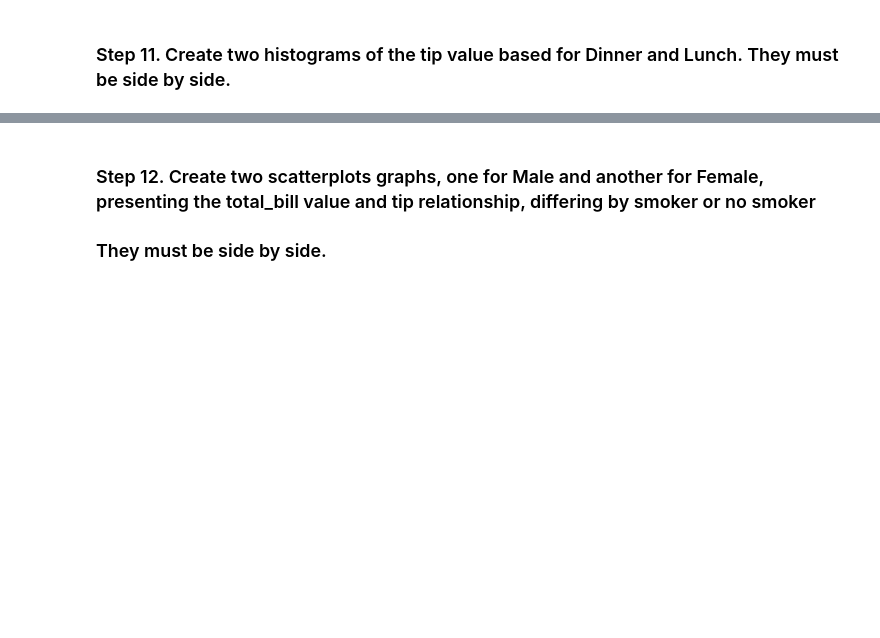
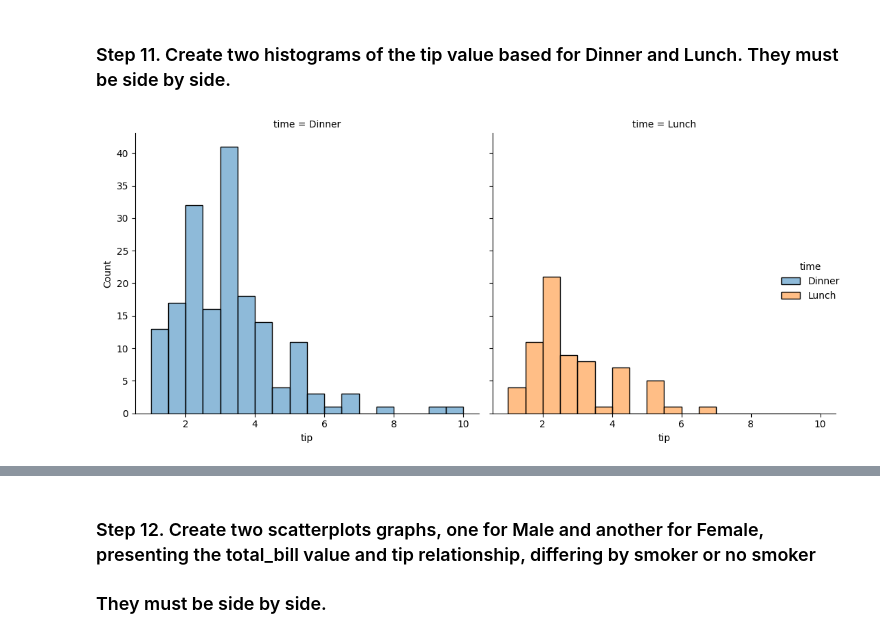
Before and after one commit to LLAES07/pyspark_exercises, a Jupyter notebook: 07_Visualization/Tips/Exercises.ipynb, the cells around one changed output, grey strips where cells are left out. Saved outputs shown, nothing was run; the diff lists cells and outputs as text; code cells hidden in the pictures; blank space fills up the shorter version.

```diff
--- a/07_Visualization/Tips/Exercises.ipynb
+++ b/07_Visualization/Tips/Exercises.ipynb
@@ -149,3 +149,10 @@ sns.catplot(data=df, x='total_bill', y='day', hue='time', kind='box')
 [figure]
 # %% [markdown]
 ### Step 11. Create two histograms of the tip value based for Dinner and Lunch. They must be side by side.
+# %%
+sns.displot(data= df , x='tip',
+             hue='time', col='time', )
+plt.tight_layout()
+plt.show()
+# %% [output]
+[figure, added]
```
Also changed, not shown: parts of 1 cell of this notebook.
